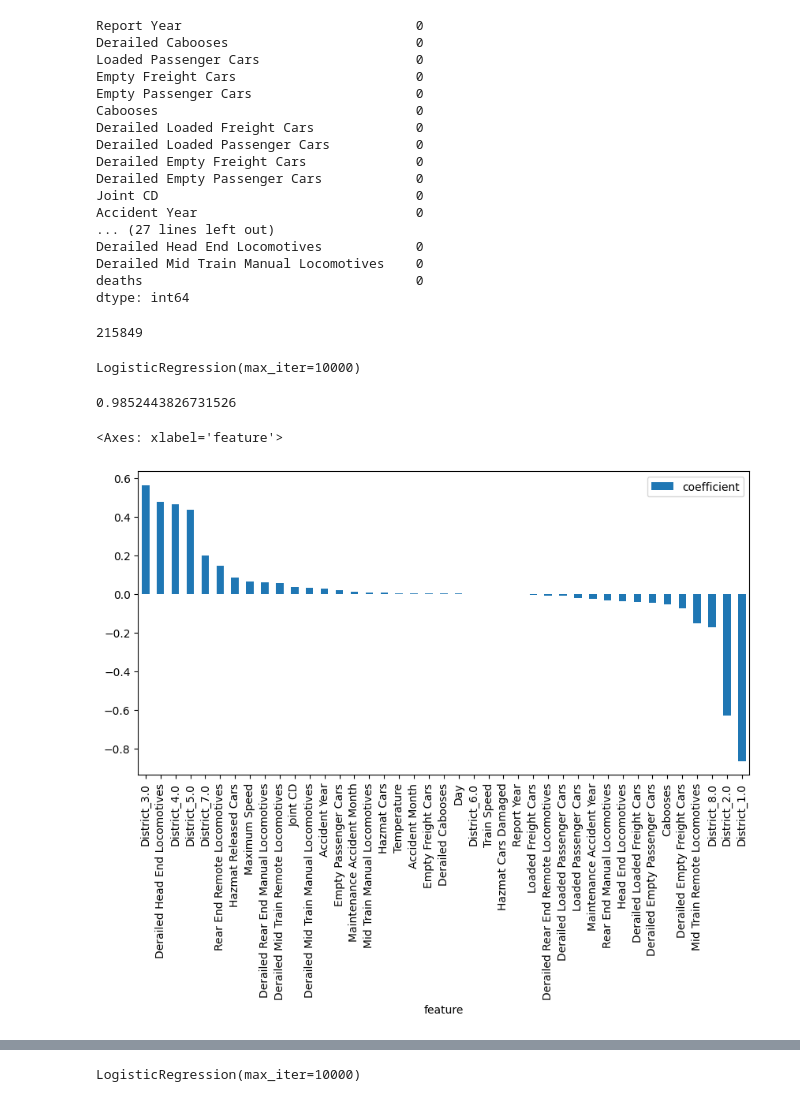
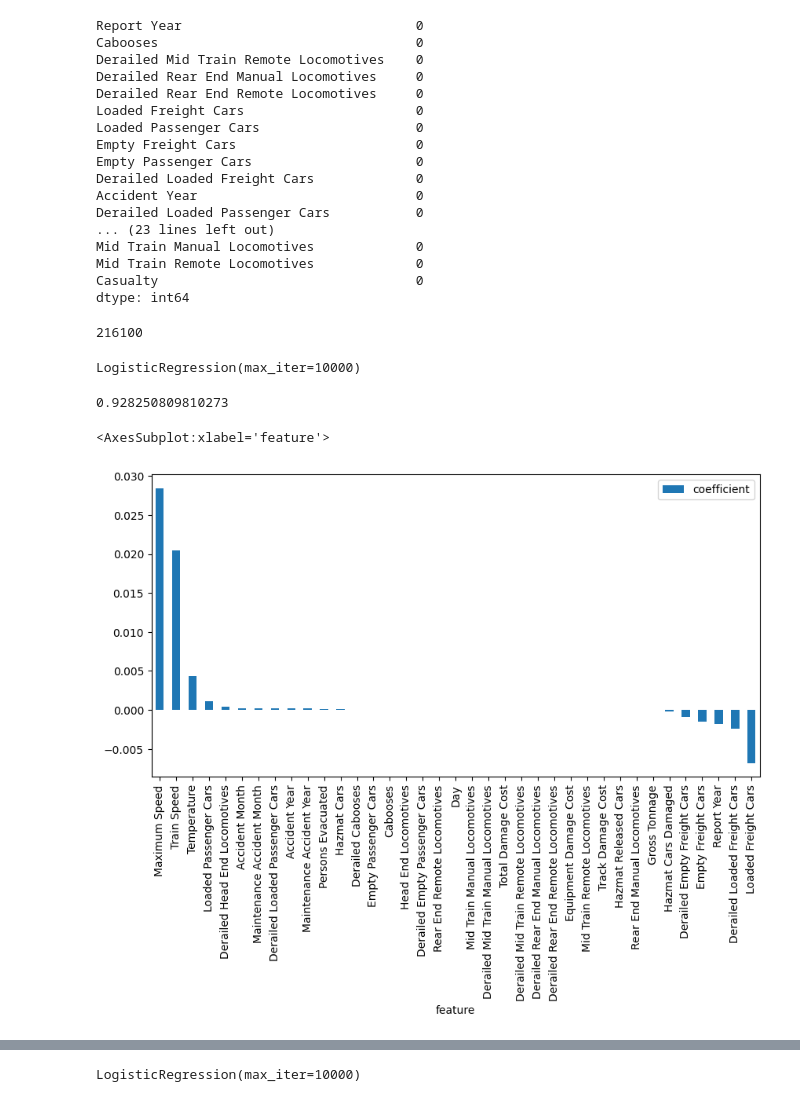
Before and after one commit to ndahlinuvm/Train-Derailment-287Project, a Jupyter notebook: log_reg.ipynb, the cells around one changed output, grey strips where cells are left out. Cells and saved outputs as stored; diff of their text form; code cells hidden in the pictures.

```diff
--- a/log_reg.ipynb
+++ b/log_reg.ipynb
@@ -38,20 +36,20 @@ df.head()
 # %%
-# creating a column with a 1 if there were any deaths in Total Persons Killed, 0 otherwise
-df['deaths'] = np.where(df['Total Persons Killed'] > 0, 1, 0)
-# make sure this is an int64 type
-df['deaths'] = df['deaths'].astype('int64')
-deaths = df['deaths']
-# Removing the columns that had deaths
-df = df.drop(['Railroad Employees Killed', 'Railroad Employees Injured', 'Passengers Killed', 'Passengers Injured', 'Others Killed', 'Others Injured', 'Persons Killed For Reporting Railroad', 'Persons Injured For Reporting Railroad', 'Total Persons Killed', 'Total Persons Injured', 'Total Killed Form 54', 'Total Injured Form 54'], axis=1)
+# # creating a column with a 1 if there were any deaths in Total Persons Killed, 0 otherwise
+# df['deaths'] = np.where(df['Total Persons Killed'] > 0, 1, 0)
+# # make sure this is an int64 type
+# df['deaths'] = df['deaths'].astype('int64')
+# deaths = df['deaths']
+# # Removing the columns that had deaths
+# df = df.drop(['Railroad Employees Killed', 'Railroad Employees Injured', 'Passengers Killed', 'Passengers Injured', 'Others Killed', 'Others Injured', 'Persons Killed For Reporting Railroad', 'Persons Injured For Reporting Railroad', 'Total Persons Killed', 'Total Persons Injured', 'Total Killed Form 54', 'Total Injured Form 54'], axis=1)
 # %%
-# # creating a column with a 1 if there were any deaths or injuries at all across all categories, 0 otherwise
-# c = ['Railroad Employees Killed', 'Railroad Employees Injured', 'Passengers Killed', 'Passengers Injured', 'Others Killed', 'Others Injured', 'Persons Killed For Reporting Railroad', 'Persons Injured For Reporting Railroad', 'Total Persons Killed', 'Total Persons Injured', 'Total Killed Form 54', 'Total Injured Form 54']
-# df['Casualty'] = np.where(df[c].sum(axis=1) > 0, 1, 0)
-# # make sure this is an int64 type
-# df['Casualty'] = df['Casualty'].astype('int64')
-# casualty = df['Casualty']
-# # removing all the columns that had deaths or injuries
-# df = df.drop(['Railroad Employees Killed', 'Railroad Employees Injured', 'Passengers Killed', 'Passengers Injured', 'Others Killed', 'Others Injured', 'Persons Killed For Reporting Railroad', 'Persons Injured For Reporting Railroad', 'Total Persons Killed', 'Total Persons Injured', 'Total Killed Form 54', 'Total Injured Form 54'], axis=1)
+# creating a column with a 1 if there were any deaths or injuries at all across all categories, 0 otherwise
+c = ['Railroad Employees Killed', 'Railroad Employees Injured', 'Passengers Killed', 'Passengers Injured', 'Others Killed', 'Others Injured', 'Persons Killed For Reporting Railroad', 'Persons Injured For Reporting Railroad', 'Total Persons Killed', 'Total Persons Injured', 'Total Killed Form 54', 'Total Injured Form 54']
+df['Casualty'] = np.where(df[c].sum(axis=1) > 0, 1, 0)
+# make sure this is an int64 type
+df['Casualty'] = df['Casualty'].astype('int64')
+casualty = df['Casualty']
+# removing all the columns that had deaths or injuries
+df = df.drop(['Railroad Employees Killed', 'Railroad Employees Injured', 'Passengers Killed', 'Passengers Injured', 'Others Killed', 'Others Injured', 'Persons Killed For Reporting Railroad', 'Persons Injured For Reporting Railroad', 'Total Persons Killed', 'Total Persons Injured', 'Total Killed Form 54', 'Total Injured Form 54'], axis=1)
 # %%
 # drop all non numeric columns
 df = df.select_dtypes(include=['float64', 'int64'])
@@ -96,30 +94,30 @@ print(df.isna().sum().sort_values(ascending=False))
 len(df)
 # %% [output]
 Report Year                              0
-Derailed Cabooses                        0
+Cabooses                                 0
+Derailed Mid Train Remote Locomotives    0
+Derailed Rear End Manual Locomotives     0
+Derailed Rear End Remote Locomotives     0
+Loaded Freight Cars                      0
 Loaded Passenger Cars                    0
 Empty Freight Cars                       0
 Empty Passenger Cars                     0
-Cabooses                                 0
 Derailed Loaded Freight Cars             0
+Accident Year                            0
 Derailed Loaded Passenger Cars           0
-Derailed Empty Freight Cars              0
-Derailed Empty Passenger Cars            0
-Joint CD                                 0
-Accident Year                            0
-... (27 lines left out)
-Derailed Head End Locomotives            0
-Derailed Mid Train Manual Locomotives    0
-deaths                                   0
+... (23 lines left out)
+Mid Train Manual Locomotives             0
+Mid Train Remote Locomotives             0
+Casualty                                 0
 dtype: int64
-215849
+216100
 # %%
 # split into train test
 from sklearn.model_selection import train_test_split
-X = df.drop(['deaths'], axis=1)
-# X = df.drop(['Casualty'], axis=1)
-y = df['deaths']
-# y = df['Casualty']
+# X = df.drop(['deaths'], axis=1)
+X = df.drop(['Casualty'], axis=1)
+# y = df['deaths']
+y = df['Casualty']
 X_train, X_test, y_train, y_test = train_test_split(X, y, test_size=0.2)
 # %%
 # Fit a logisitc regression across all variables trying to predict whether or not a person died
@@ -131,14 +129,14 @@ LogisticRegression(max_iter=10000)
 # print the accuracy of the model
 print(log_reg.score(X_test, y_test))
 # %% [output]
-0.9852443826731526
+0.928250809810273
 # %%
 # match the coefficients to the column names
-coefficients = pd.DataFrame({'feature': df.drop(['deaths'], axis=1).columns, 'coefficient': log_reg.coef_[0]})
-# coefficients = pd.DataFrame({'feature': df.drop(['Casualty'], axis=1).columns, 'coefficient': log_reg.coef_[0]})
+# coefficients = pd.DataFrame({'feature': df.drop(['deaths'], axis=1).columns, 'coefficient': log_reg.coef_[0]})
+coefficients = pd.DataFrame({'feature': df.drop(['Casualty'], axis=1).columns, 'coefficient': log_reg.coef_[0]})
 # order the coefficients from highest to lowest
 coefficients.sort_values('coefficient', ascending=False)
 coefficients.sort_values('coefficient', ascending=False).plot.bar(x='feature', y='coefficient', figsize=(10,5))
 # %% [output]
-<Axes: xlabel='feature'>
+<AxesSubplot:xlabel='feature'>
-[figure, old version]
+[figure, new version]
```
Also changed, not shown: parts of 14 cells of this notebook.
